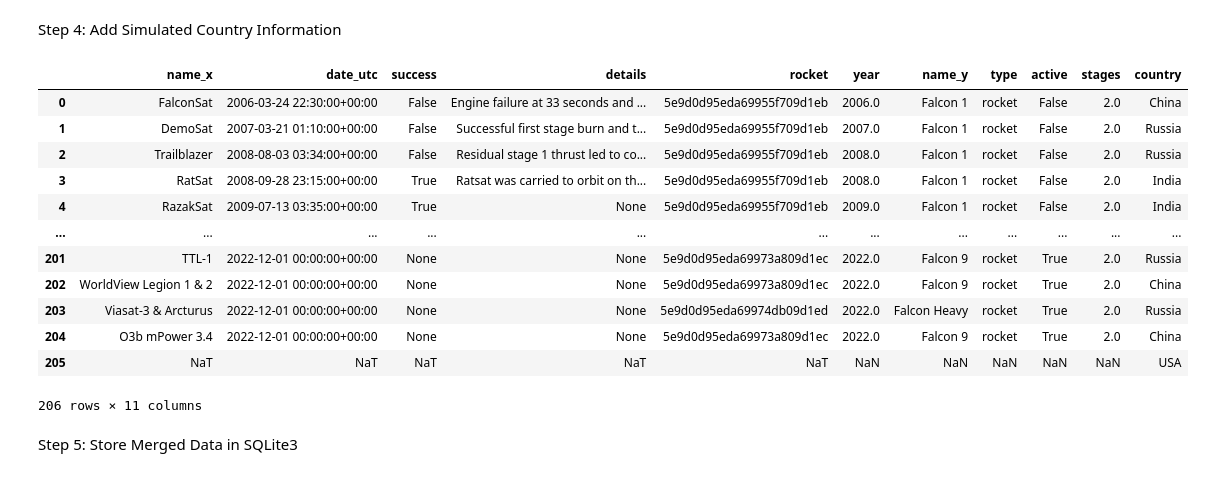
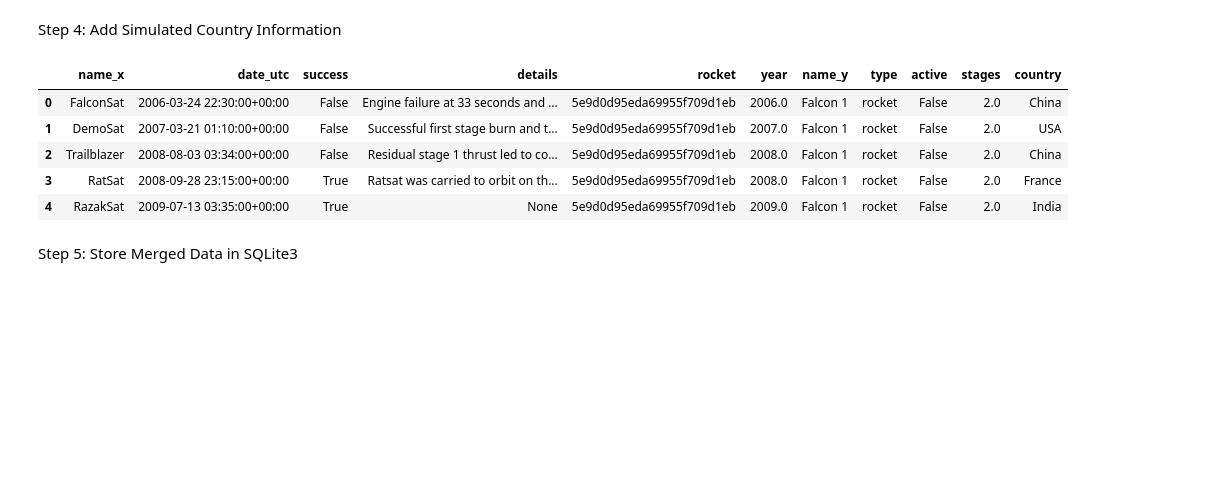
Before and after one commit to soorajs200/space_x_data_preprocessing, a Jupyter notebook: SpaceX_Sooraj_Case_.ipynb, the cells around one changed output. Cells and saved outputs as stored; diff of their text form; code cells hidden in the pictures; blank space fills up the shorter version.

```diff
--- a/SpaceX_Sooraj_Case_.ipynb
+++ b/SpaceX_Sooraj_Case_.ipynb
@@ -137,22 +130,15 @@ Step 4: Add Simulated Country Information
 # %%
 #Add a new column country and randomly assign one of these values: ['USA', 'Russia', 'India', 'China', 'France']
 import random
 df_merged['country'] = [random.choice(['USA', 'Russia', 'India', 'China', 'France']) for _ in range(len(df_merged))]
-df_merged
+df_merged.head()
 # %% [output]
 |  | name_x | date_utc | success | details | rocket | year | name_y | type | active | stages | country |
 | 0 | FalconSat | 2006-03-24 22:30:00+00:00 | False | Engine failure at 33 seconds and ... | 5e9d0d95eda69955f709d1eb | 2006.0 | Falcon 1 | rocket | False | 2.0 | China |
-| 1 | DemoSat | 2007-03-21 01:10:00+00:00 | False | Successful first stage burn and t... | 5e9d0d95eda69955f709d1eb | 2007.0 | Falcon 1 | rocket | False | 2.0 | Russia |
-| 2 | Trailblazer | 2008-08-03 03:34:00+00:00 | False | Residual stage 1 thrust led to co... | 5e9d0d95eda69955f709d1eb | 2008.0 | Falcon 1 | rocket | False | 2.0 | Russia |
-| 3 | RatSat | 2008-09-28 23:15:00+00:00 | True | Ratsat was carried to orbit on th... | 5e9d0d95eda69955f709d1eb | 2008.0 | Falcon 1 | rocket | False | 2.0 | India |
+| 1 | DemoSat | 2007-03-21 01:10:00+00:00 | False | Successful first stage burn and t... | 5e9d0d95eda69955f709d1eb | 2007.0 | Falcon 1 | rocket | False | 2.0 | USA |
+| 2 | Trailblazer | 2008-08-03 03:34:00+00:00 | False | Residual stage 1 thrust led to co... | 5e9d0d95eda69955f709d1eb | 2008.0 | Falcon 1 | rocket | False | 2.0 | China |
+| 3 | RatSat | 2008-09-28 23:15:00+00:00 | True | Ratsat was carried to orbit on th... | 5e9d0d95eda69955f709d1eb | 2008.0 | Falcon 1 | rocket | False | 2.0 | France |
 | 4 | RazakSat | 2009-07-13 03:35:00+00:00 | True | None | 5e9d0d95eda69955f709d1eb | 2009.0 | Falcon 1 | rocket | False | 2.0 | India |
-| ... | ... | ... | ... | ... | ... | ... | ... | ... | ... | ... | ... |
-| 201 | TTL-1 | 2022-12-01 00:00:00+00:00 | None | None | 5e9d0d95eda69973a809d1ec | 2022.0 | Falcon 9 | rocket | True | 2.0 | Russia |
-| 202 | WorldView Legion 1 & 2 | 2022-12-01 00:00:00+00:00 | None | None | 5e9d0d95eda69973a809d1ec | 2022.0 | Falcon 9 | rocket | True | 2.0 | China |
-| 203 | Viasat-3 & Arcturus | 2022-12-01 00:00:00+00:00 | None | None | 5e9d0d95eda69974db09d1ed | 2022.0 | Falcon Heavy | rocket | True | 2.0 | Russia |
-| 204 | O3b mPower 3.4 | 2022-12-01 00:00:00+00:00 | None | None | 5e9d0d95eda69973a809d1ec | 2022.0 | Falcon 9 | rocket | True | 2.0 | China |
-| 205 | NaT | NaT | NaT | NaT | NaT | NaN | NaN | NaN | NaN | NaN | USA |
-206 rows × 11 columns
 # %% [markdown]
 Step 5: Store Merged Data in SQLite3
 # %%
```
Also changed, not shown: parts of 1 cell of this notebook.
